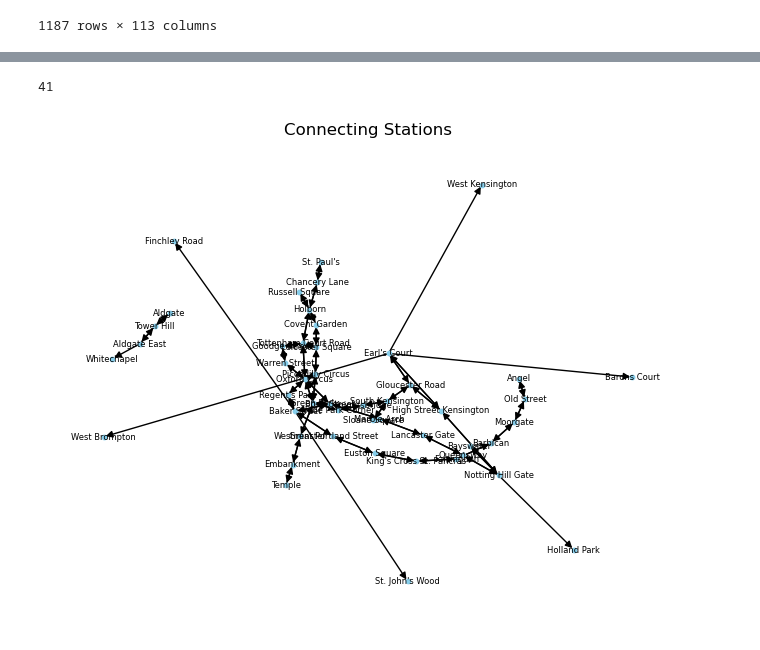
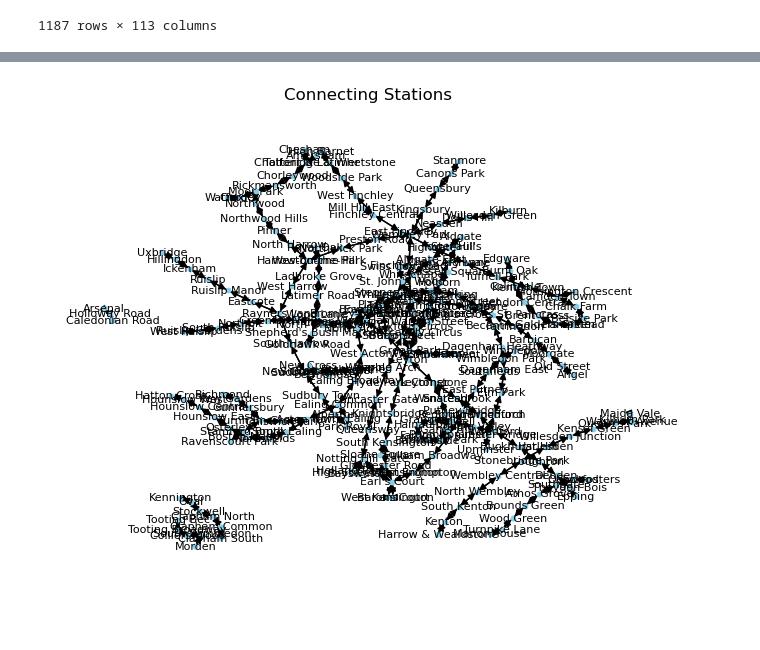
Before and after one commit to LucScheepens/GeoVis, a Jupyter notebook: loading.ipynb, the cells around one changed output, grey strips where cells are left out. Cells and saved outputs as stored; diff of their text form; code cells hidden in the pictures.

```diff
--- a/loading.ipynb
+++ b/loading.ipynb
@@ -74,7 +65,7 @@ def append_distance(row):
 
 data['Distance (Kms)'] = data.apply(append_distance, axis=1)
 # %%
-# filtered_data = data[pd.notna(data['Distance (Kms)'])]
+filtered_data = data[pd.notna(data['Distance (Kms)'])]
 
 bounds = ['NB', 'SB']
 # filtered_data = filtered_data[filtered_data['Dir'] not in bounds]
@@ -96,31 +87,29 @@ filtered_data
 # %%
 filtered_data = filtered_data[filtered_data['From Station'].isin(df_zones['station'])]
-len(filtered_data['From Station'].unique())
+filtered_data = filtered_data[filtered_data['To Station'].isin(filtered_data['From Station'])]
-# %% [output]
-41
 # %%
 import pandas as pd
 import networkx as nx
 import matplotlib.pyplot as plt
 
 def plot_connecting_stations(df):
     # Create a directed graph
     G = nx.DiGraph()
 
     # Add edges from the DataFrame
     for _, row in df.iterrows():
         G.add_edge(row['From Station'], row['To Station'])
 
     # Draw the graph
     pos = nx.spring_layout(G)
-    nx.draw(G, pos, with_labels=True, node_size=10, node_color='skyblue', font_size=6)
+    nx.draw(G, pos, with_labels=True, node_size=10, node_color='skyblue', font_size=8)
     plt.title('Connecting Stations')
     plt.show()
 
 # Example DataFrame
 
 
 # Plot connecting stations
 plot_connecting_stations(filtered_data)
 # %% [output]
-[figure, old version]
+[figure, new version]
```
Also changed, not shown: parts of 4 cells of this notebook.
